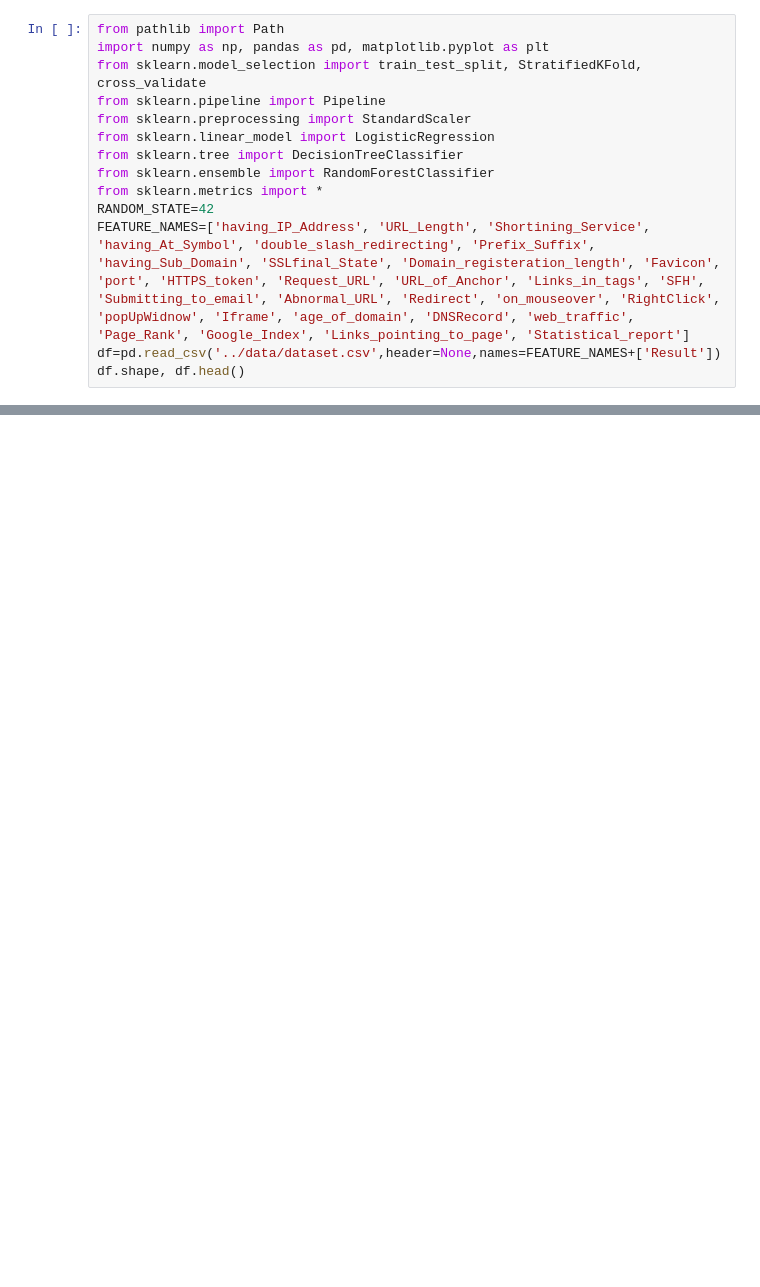
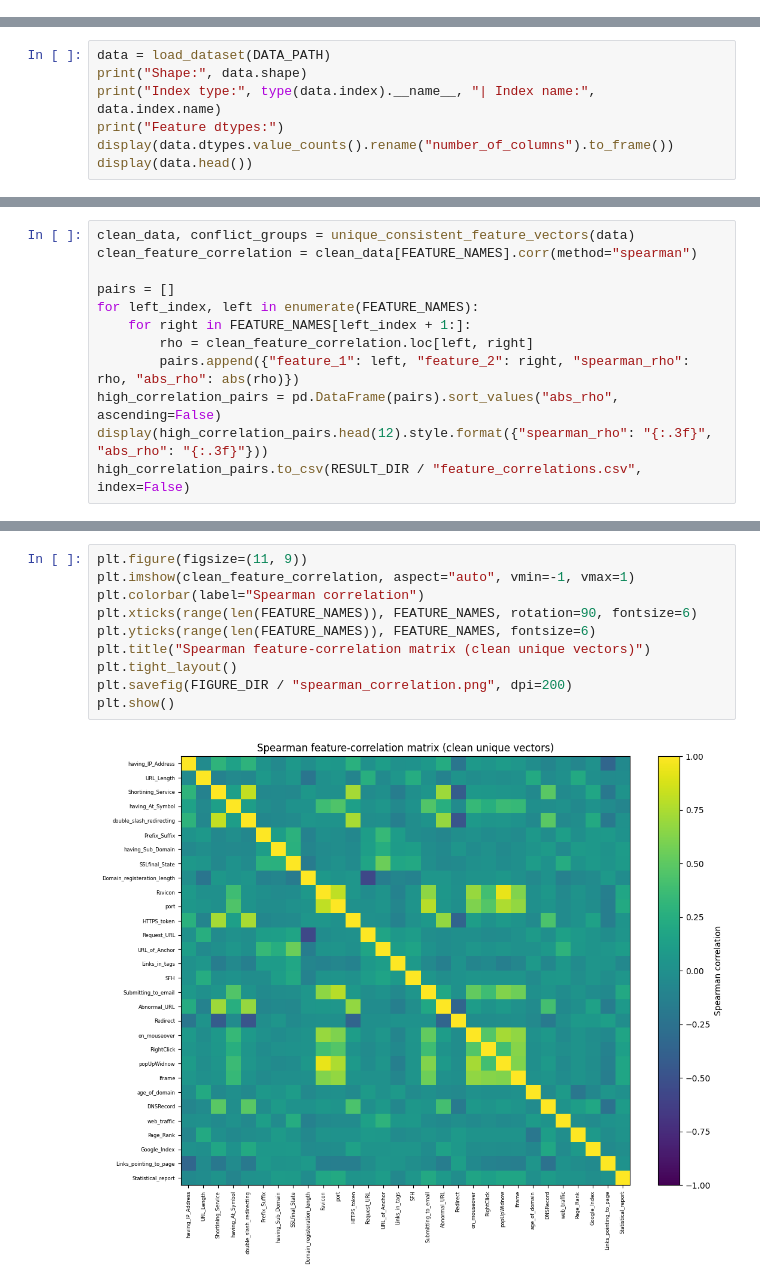
Before and after one commit to layanawawde/phishing-detection-critical-evaluation, a Jupyter notebook: notebooks/phishing_detection_reproduction.ipynb, the cells around one changed output, grey strips where cells are left out. Saved outputs shown, nothing was run; the diff lists cells and outputs as text; blank space fills up the shorter version.

```diff
--- a/notebooks/phishing_detection_reproduction.ipynb
+++ b/notebooks/phishing_detection_reproduction.ipynb
@@ -12,14 +0,0 @@ Reproduce the tutorial claim of about 90.5% accuracy, inspect data quality, comp
-# %%
-from pathlib import Path
-import numpy as np, pandas as pd, matplotlib.pyplot as plt
-from sklearn.model_selection import train_test_split, StratifiedKFold, cross_validate
-from sklearn.pipeline import Pipeline
-from sklearn.preprocessing import StandardScaler
-from sklearn.linear_model import LogisticRegression
-from sklearn.tree import DecisionTreeClassifier
-from sklearn.ensemble import RandomForestClassifier
-from sklearn.metrics import *
-RANDOM_STATE=42
-FEATURE_NAMES=['having_IP_Address', 'URL_Length', 'Shortining_Service', 'having_At_Symbol', 'double_slash_redirecting', 'Prefix_Suffix', 'having_Sub_Domain', 'SSLfinal_State', 'Domain_registeration_length', 'Favicon', 'port', 'HTTPS_token', 'Request_URL', 'URL_of_Anchor', 'Links_in_tags', 'SFH', 'Submitting_to_email', 'Abnormal_URL', 'Redirect', 'on_mouseover', 'RightClick', 'popUpWidnow', 'Iframe', 'age_of_domain', 'DNSRecord', 'web_traffic', 'Page_Rank', 'Google_Index', 'Links_pointing_to_page', 'Statistical_report']
-df=pd.read_csv('../data/dataset.csv',header=None,names=FEATURE_NAMES+['Result'])
-df.shape, df.head()
@@ -121,0 +78,7 @@ The tutorial claim is approximately reproducible in magnitude, but the repositor
+# %%
+data = load_dataset(DATA_PATH)
+print("Shape:", data.shape)
+print("Index type:", type(data.index).__name__, "| Index name:", data.index.name)
+print("Feature dtypes:")
+display(data.dtypes.value_counts().rename("number_of_columns").to_frame())
+display(data.head())
@@ -121,0 +233,12 @@ The tutorial claim is approximately reproducible in magnitude, but the repositor
+# %%
+clean_data, conflict_groups = unique_consistent_feature_vectors(data)
+clean_feature_correlation = clean_data[FEATURE_NAMES].corr(method="spearman")
+
+pairs = []
+for left_index, left in enumerate(FEATURE_NAMES):
+    for right in FEATURE_NAMES[left_index + 1:]:
+        rho = clean_feature_correlation.loc[left, right]
+        pairs.append({"feature_1": left, "feature_2": right, "spearman_rho": rho, "abs_rho": abs(rho)})
+high_correlation_pairs = pd.DataFrame(pairs).sort_values("abs_rho", ascending=False)
+display(high_correlation_pairs.head(12).style.format({"spearman_rho": "{:.3f}", "abs_rho": "{:.3f}"}))
+high_correlation_pairs.to_csv(RESULT_DIR / "feature_correlations.csv", index=False)
@@ -121,0 +259,12 @@ The tutorial claim is approximately reproducible in magnitude, but the repositor
+# %%
+plt.figure(figsize=(11, 9))
+plt.imshow(clean_feature_correlation, aspect="auto", vmin=-1, vmax=1)
+plt.colorbar(label="Spearman correlation")
+plt.xticks(range(len(FEATURE_NAMES)), FEATURE_NAMES, rotation=90, fontsize=6)
+plt.yticks(range(len(FEATURE_NAMES)), FEATURE_NAMES, fontsize=6)
+plt.title("Spearman feature-correlation matrix (clean unique vectors)")
+plt.tight_layout()
+plt.savefig(FIGURE_DIR / "spearman_correlation.png", dpi=200)
+plt.show()
+# %% [output]
+[figure, added]
```
Also changed, not shown: parts of 69 cells of this notebook, 31 other files.
